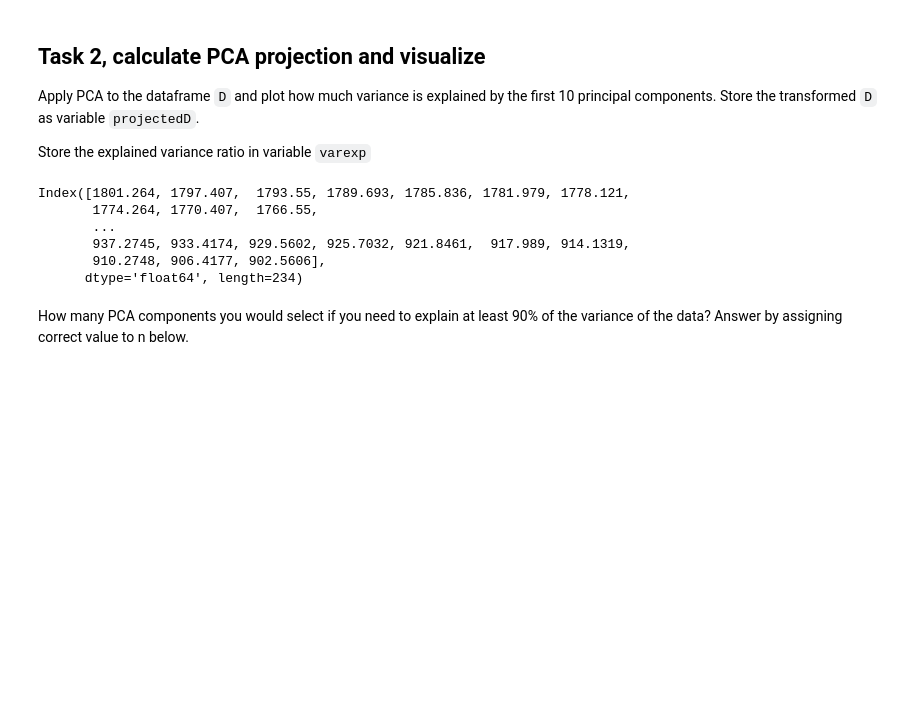
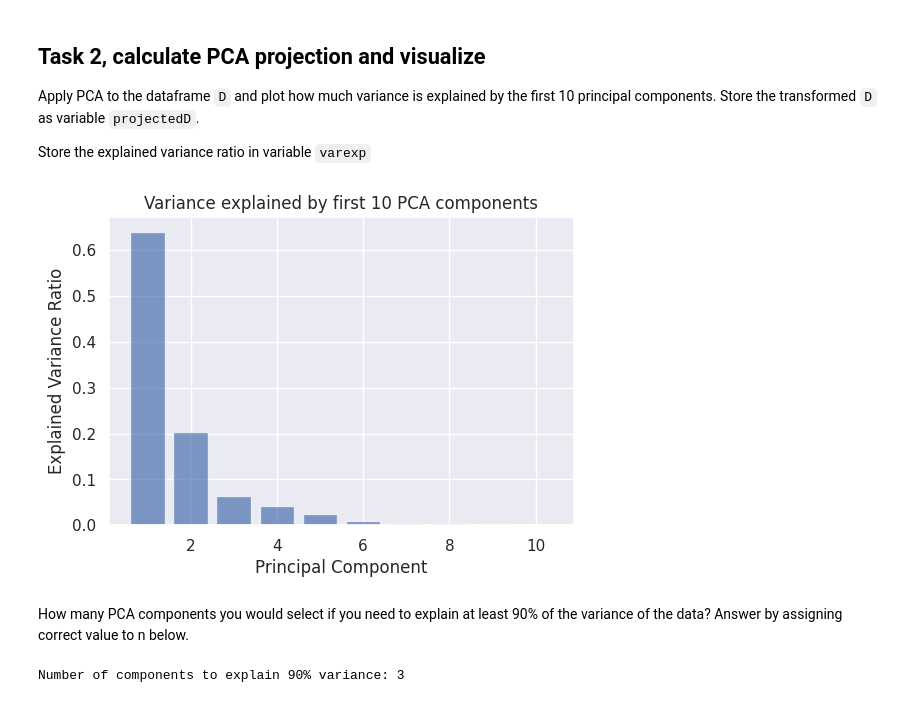
Before and after one commit to Hassan-Yousefi-Halvaei/Python-Codes, a Jupyter notebook: Exercises/Exercise4/Subspace_projections.ipynb, the cells around one changed output. Saved outputs shown, nothing was run; the diff lists cells and outputs as text; code cells hidden in the pictures; blank space fills up the shorter version.

```diff
--- a/Exercises/Exercise4/Subspace_projections.ipynb
+++ b/Exercises/Exercise4/Subspace_projections.ipynb
@@ -107,19 +107,24 @@ assert(D.shape==(731,234))
 Apply PCA to the dataframe `D` and plot how much variance is explained by the first 10 principal components. Store the transformed `D` as variable `projectedD`.
 
 Store the explained variance ratio in variable `varexp`
-# %%
-D.columns
-# %% [output]
-Index([1801.264, 1797.407,  1793.55, 1789.693, 1785.836, 1781.979, 1778.121,
-       1774.264, 1770.407,  1766.55,
-       ...
-       937.2745, 933.4174, 929.5602, 925.7032, 921.8461,  917.989, 914.1319,
-       910.2748, 906.4177, 902.5606],
-      dtype='float64', length=234)
 # %%
 
 # YOUR CODE HERE
-raise NotImplementedError()
+from sklearn.decomposition import PCA
+import matplotlib.pyplot as plt
+
+pca = PCA(n_components=10)
+projectedD = pca.fit_transform(D)
+varexp = pca.explained_variance_ratio_
+
+plt.figure(figsize=(6,4))
+plt.bar(range(1, 11), varexp, alpha=0.7)
+plt.xlabel("Principal Component")
+plt.ylabel("Explained Variance Ratio")
+plt.title("Variance explained by first 10 PCA components")
+plt.show()
+# %% [output]
+[figure, added]
 # %%
 assert('varexp' in globals()), \
     print("Use the name varexp for storing the explained variance ratio, please.")
@@ -129,8 +134,13 @@ How many PCA components you would select if you need to explain at least 90% of
 Answer by assigning correct value to n below.
 # %%
 n=0
-# YOUR CODE HERE
-raise NotImplementedError()
+import numpy as np
+
+cumulative = np.cumsum(varexp)
+n = np.argmax(cumulative >= 0.90) + 1   # smallest index + 1
+print("Number of components to explain 90% variance:", n)
+# %% [output]
+Number of components to explain 90% variance: 3
 # %%
 assert('n' in globals()), \
     print("Use the name n for the number of principal components needed, please.")
```
